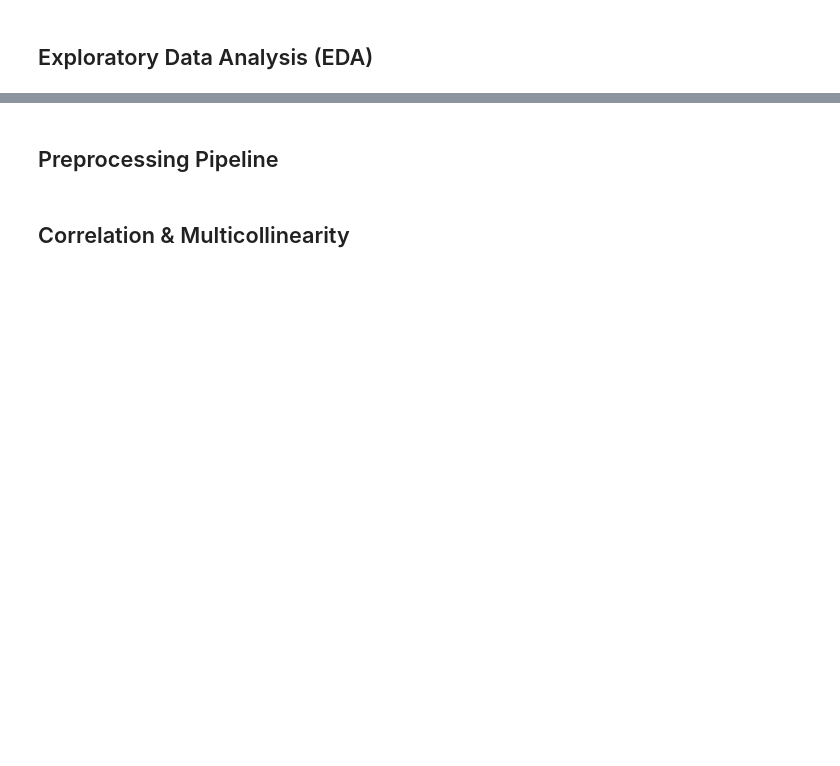
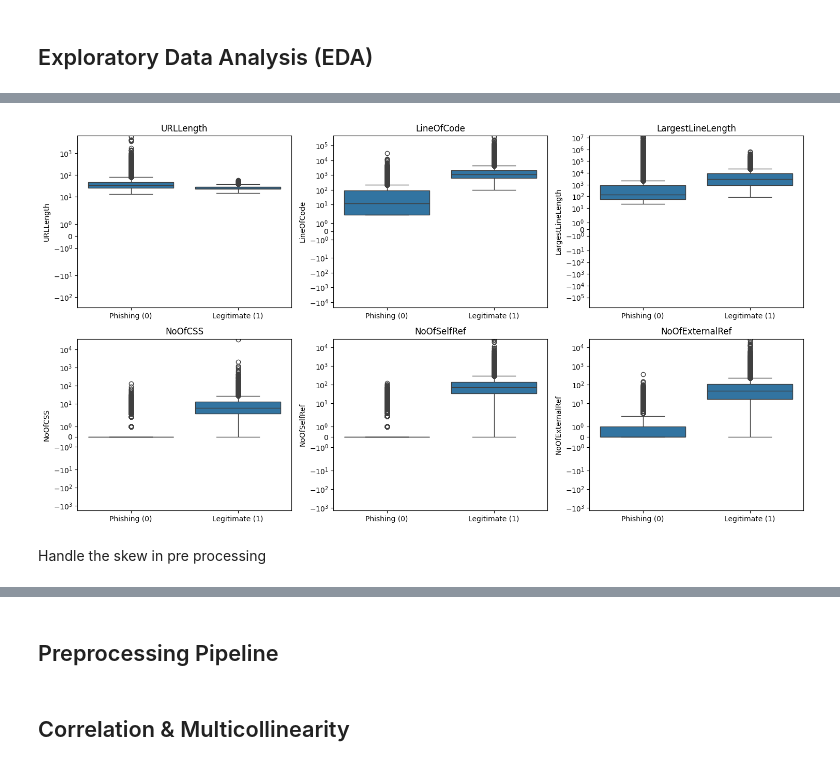
Before and after one commit to nafisa-n01/Phishing-URL-Detection, a Jupyter notebook: Phishing_URL_Detection.ipynb, the cells around one changed output, grey strips where cells are left out. Cells and saved outputs as stored; diff of their text form; code cells hidden in the pictures; blank space fills up the shorter version.

```diff
--- a/Phishing_URL_Detection.ipynb
+++ b/Phishing_URL_Detection.ipynb
@@ -255,0 +624,20 @@ legit[page_cols].sample(4, random_state=42)
+# %%
+box_cols = ["URLLength", "LineOfCode", "LargestLineLength",
+            "NoOfCSS", "NoOfSelfRef", "NoOfExternalRef"]
+
+fig, axes = plt.subplots(2, 3, figsize=(15, 8))
+
+for ax, col in zip(axes.flatten(), box_cols):
+    sns.boxplot(x="label", y=col, data=df, ax=ax)
+    ax.set_yscale("symlog")
+    ax.set_xticks([0, 1])
+    ax.set_xticklabels(["Phishing (0)", "Legitimate (1)"])
+    ax.set_title(col)
+    ax.set_xlabel("")
+
+plt.tight_layout()
+plt.show()
+# %% [output]
+[figure, added]
+# %% [markdown]
+Handle the skew in pre processing
```
Also changed, not shown: parts of 43 cells of this notebook.
